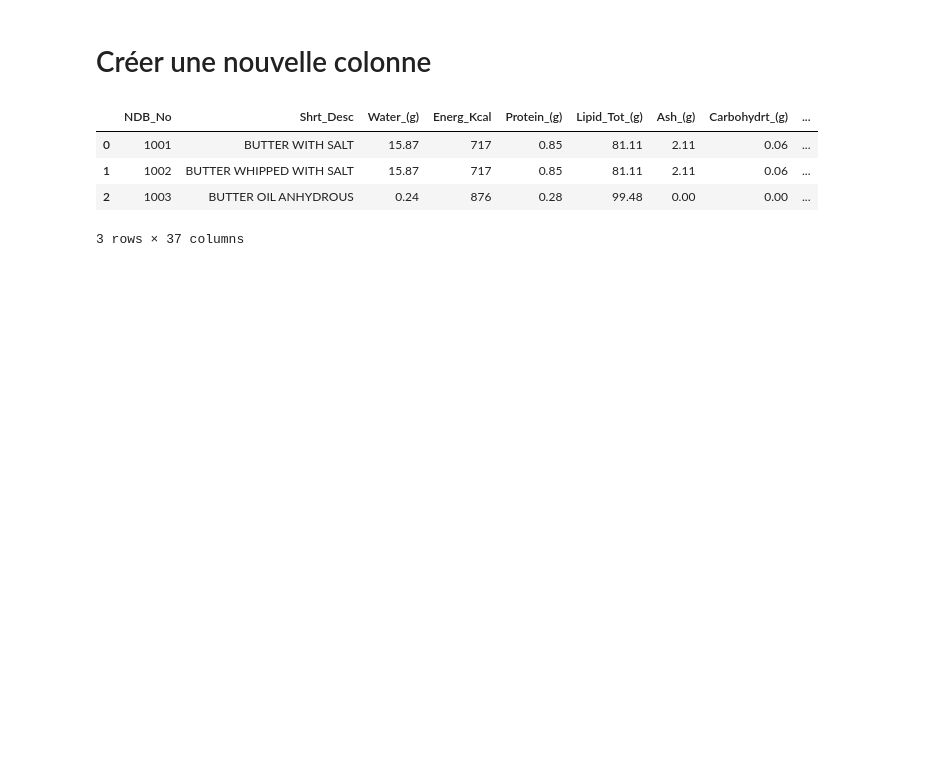
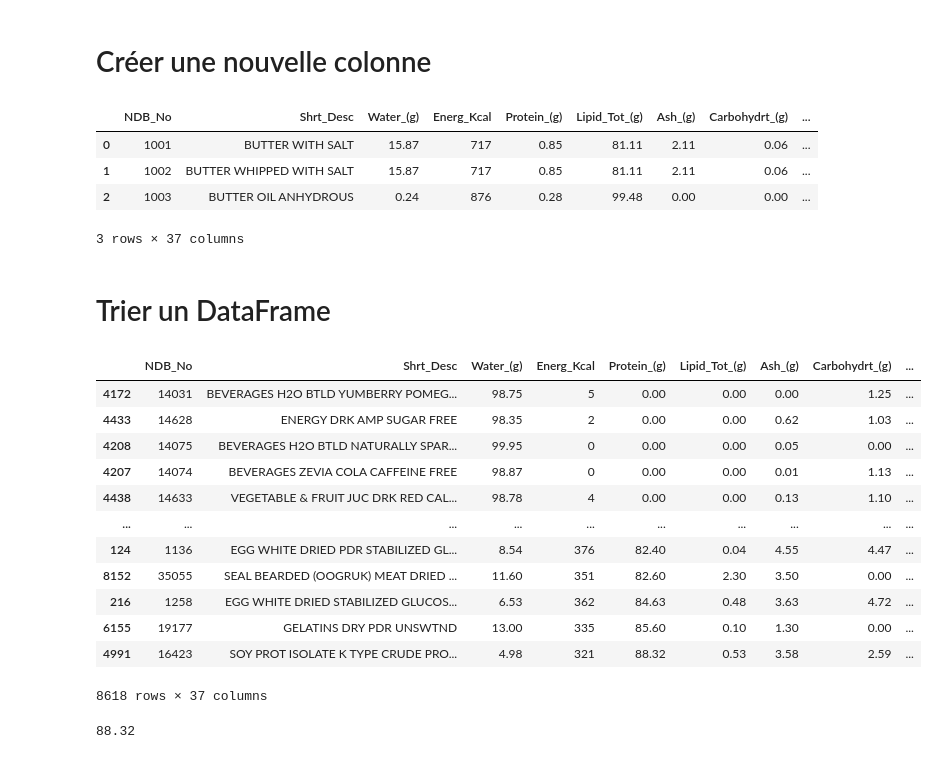
Before and after one commit to brunoharlein/pandas_is_cool, a Jupyter notebook: Cours Pandas.ipynb, the cells around one changed output. Saved outputs shown, nothing was run; the diff lists cells and outputs as text; code cells hidden in the pictures; blank space fills up the shorter version.

```diff
--- a/Cours Pandas.ipynb
+++ b/Cours Pandas.ipynb
@@ -595,3 +595,5 @@ food_info.head(3)
 3 rows × 37 columns
 # %%
 # Nous avon 37 colonnes maintenant
+# %% [markdown]
+# Trier un DataFrame
@@ -597,0 +602,21 @@ food_info.head(3)
+# %%
+# sort_values()
+food_info.sort_values("Protein_(g)")
+# %% [output]
+|  | NDB_No | Shrt_Desc | Water_(g) | Energ_Kcal | Protein_(g) | Lipid_Tot_(g) | Ash_(g) | Carbohydrt_(g) | ... |
+| 4172 | 14031 | BEVERAGES H2O BTLD YUMBERRY POMEG... | 98.75 | 5 | 0.00 | 0.00 | 0.00 | 1.25 | ... |
+| 4433 | 14628 | ENERGY DRK AMP SUGAR FREE | 98.35 | 2 | 0.00 | 0.00 | 0.62 | 1.03 | ... |
+| 4208 | 14075 | BEVERAGES H2O BTLD NATURALLY SPAR... | 99.95 | 0 | 0.00 | 0.00 | 0.05 | 0.00 | ... |
+| 4207 | 14074 | BEVERAGES ZEVIA COLA CAFFEINE FREE | 98.87 | 0 | 0.00 | 0.00 | 0.01 | 1.13 | ... |
+| 4438 | 14633 | VEGETABLE & FRUIT JUC DRK RED CAL... | 98.78 | 4 | 0.00 | 0.00 | 0.13 | 1.10 | ... |
+| ... | ... | ... | ... | ... | ... | ... | ... | ... | ... |
+| 124 | 1136 | EGG WHITE DRIED PDR STABILIZED GL... | 8.54 | 376 | 82.40 | 0.04 | 4.55 | 4.47 | ... |
+| 8152 | 35055 | SEAL BEARDED (OOGRUK) MEAT DRIED ... | 11.60 | 351 | 82.60 | 2.30 | 3.50 | 0.00 | ... |
+| 216 | 1258 | EGG WHITE DRIED STABILIZED GLUCOS... | 6.53 | 362 | 84.63 | 0.48 | 3.63 | 4.72 | ... |
+| 6155 | 19177 | GELATINS DRY PDR UNSWTND | 13.00 | 335 | 85.60 | 0.10 | 1.30 | 0.00 | ... |
+| 4991 | 16423 | SOY PROT ISOLATE K TYPE CRUDE PRO... | 4.98 | 321 | 88.32 | 0.53 | 3.58 | 2.59 | ... |
+8618 rows × 37 columns
+# %%
+food_info["Protein_(g)"].max()
+# %% [output]
+88.32
```
Also changed, not shown: parts of 9 cells of this notebook, 1 other file.
